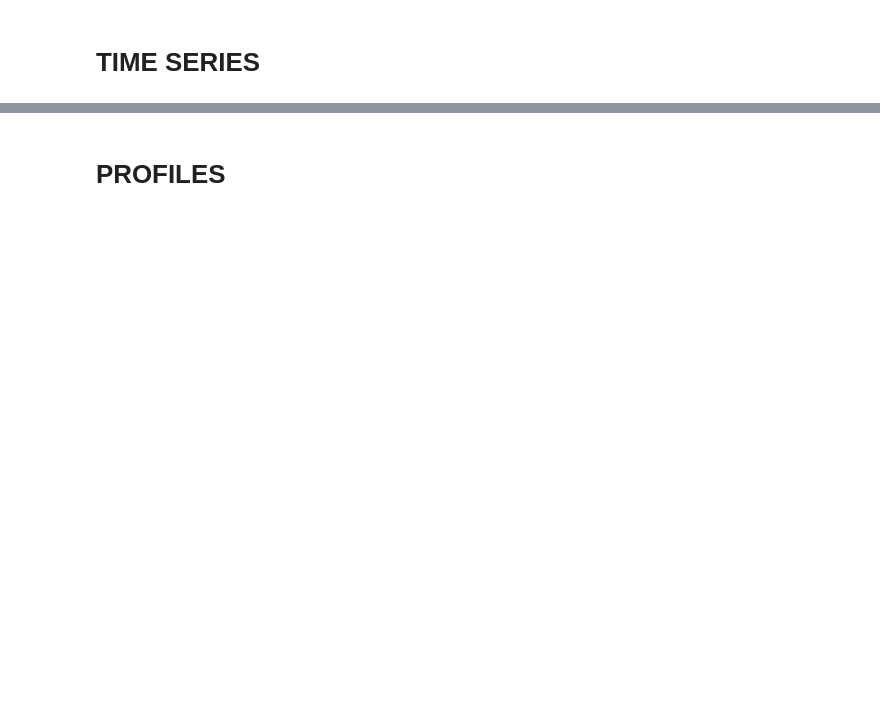
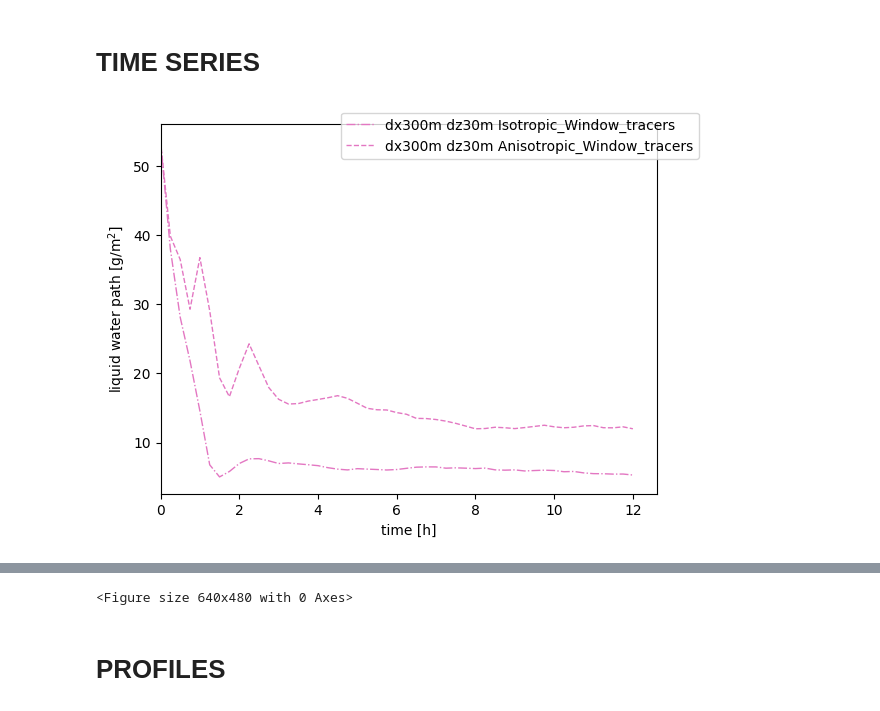
Before and after one commit to igfuw/xrUWLCM, a Jupyter notebook: examples/Sc_lowres_SGS.ipynb, the cells around one changed output, grey strips where cells are left out. Cells and saved outputs as stored; diff of their text form; code cells hidden in the pictures; blank space fills up the shorter version.

```diff
--- a/examples/Sc_lowres_SGS.ipynb
+++ b/examples/Sc_lowres_SGS.ipynb
@@ -359,9 +405,9 @@ def select_square_areas_with_spacing(ds, square_size, spacing):
 plot_parameters = {
     #'tr_inv' : dict(reduce='3D_mean'),
     #'tr_col' : dict(reduce='3D_mean'), # can take long time
-    'tr_col_sdev@750m' : dict(reduce='2D_sdev'),
+    #'tr_col_sdev@750m' : dict(reduce='2D_sdev'),
     #'zi': dict(reduce='2D_mean'), # NOTE: it may be different if we first calculate an average profile and later calc zi
-    #'lwp': dict(reduce='2D_mean'),
+    'lwp': dict(reduce='2D_mean'),
     #'rwp': dict(reduce='2D_mean'),
     #'cb_z': dict(reduce='2D_mean'), # 2D_min
     #'ct_z': dict(reduce='2D_mean'), # 2D_max
@@ -424,31 +470,33 @@ for varname, params in plot_parameters.items():
             res=_data.sum(["x","y","z"], keep_attrs=True)
         elif params['reduce']=='2D_mean':
             res=_data.mean(["x","y"], keep_attrs=True)
         elif params['reduce']=='2D_sum':
             res=_data.sum(["x","y"], keep_attrs=True)
         elif params['reduce']=='2D_min':
             res=_data.min(["x","y"], keep_attrs=True)
         elif params['reduce']=='2D_max':
             res=_data.max(["x","y"], keep_attrs=True)
         elif params['reduce']=='2D_sdev':
             res=_data.std(["x","y"], keep_attrs=True)
         elif params['reduce']=='none':
             res=_data
         #res.to_dataset(name=varname).to_netcdf(ncoutdir+"/series/res"+str(resolution_to_plot)+"_"+str(aerosol_to_plot)+"_series.nc", group=simname, mode='a', engine='h5netcdf')
         res = res.where(res.t <= te)
         #print(data[simname].lwp)
         res.plot(xlim=(0, None), label=simname, **p)
         #res.plot(xlim=(14, 24), label=simname, **p)
         #res.plot(xlim=(0, 2))
 
 
 
-    plt.legend()
+    plt.legend(bbox_to_anchor=(1.1, 1.05))
     #plt.xlabel('t [h]')
     #plt.ylabel(params['nicename']+' '+params['units'])
     plt.title('')
     plt.savefig(figoutdir+"/series/"+str(outname)+"_"+str(varname)+"_series.png", dpi=300)
     plt.show()
     plt.clf()
 #print(_data[0].tr_col)
 #print(_data[0].sel(t=0).tr_col.mean(["x", "y"]).values)
+# %% [output]
+[figure, added]
@@ -455,3 +505,4 @@ for varname, params in plot_parameters.items():
+<Figure size 640x480 with 0 Axes>
 # %% [markdown]
 # PROFILES
 # %%
```
Also changed, not shown: parts of 9 cells of this notebook.
